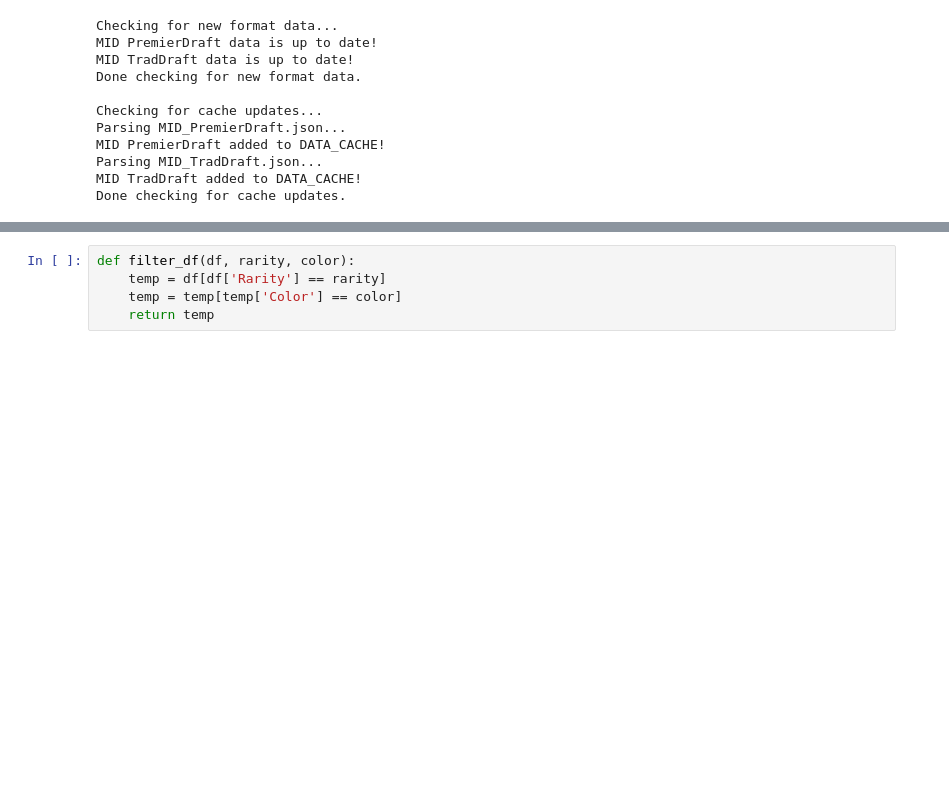
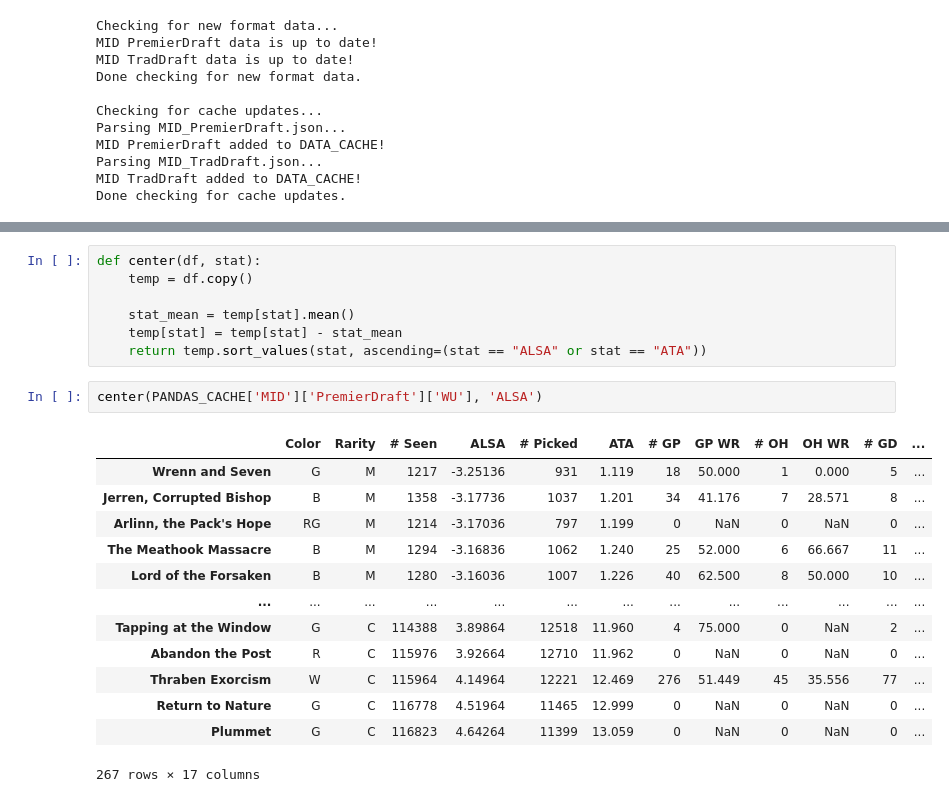
Before and after one commit to JasonYe4273/17lands-helper, a Jupyter notebook: Scratchpad.ipynb, the cells around one changed output, grey strips where cells are left out. Saved outputs shown, nothing was run; the diff lists cells and outputs as text; blank space fills up the shorter version.

```diff
--- a/Scratchpad.ipynb
+++ b/Scratchpad.ipynb
@@ -137,7 +165,25 @@ test[test['# GP'] >= min_game]
 89 rows × 17 columns
-# %%
-def filter_df(df, rarity, color):
-    temp = df[df['Rarity'] == rarity]
-    temp = temp[temp['Color'] == color]
-    return temp
+# %%
+def center(df, stat):
+    temp = df.copy()
+
+    stat_mean = temp[stat].mean()
+    temp[stat] = temp[stat] - stat_mean
+    return temp.sort_values(stat, ascending=(stat == "ALSA" or stat == "ATA"))
+# %%
+center(PANDAS_CACHE['MID']['PremierDraft']['WU'], 'ALSA')
+# %% [output]
+|  | Color | Rarity | # Seen | ALSA | # Picked | ATA | # GP | GP WR | # OH | OH WR | # GD | ... |
+| Wrenn and Seven | G | M | 1217 | -3.25136 | 931 | 1.119 | 18 | 50.000 | 1 | 0.000 | 5 | ... |
+| Jerren, Corrupted Bishop | B | M | 1358 | -3.17736 | 1037 | 1.201 | 34 | 41.176 | 7 | 28.571 | 8 | ... |
+| Arlinn, the Pack's Hope | RG | M | 1214 | -3.17036 | 797 | 1.199 | 0 | NaN | 0 | NaN | 0 | ... |
+| The Meathook Massacre | B | M | 1294 | -3.16836 | 1062 | 1.240 | 25 | 52.000 | 6 | 66.667 | 11 | ... |
+| Lord of the Forsaken | B | M | 1280 | -3.16036 | 1007 | 1.226 | 40 | 62.500 | 8 | 50.000 | 10 | ... |
+| ... | ... | ... | ... | ... | ... | ... | ... | ... | ... | ... | ... | ... |
+| Tapping at the Window | G | C | 114388 | 3.89864 | 12518 | 11.960 | 4 | 75.000 | 0 | NaN | 2 | ... |
+| Abandon the Post | R | C | 115976 | 3.92664 | 12710 | 11.962 | 0 | NaN | 0 | NaN | 0 | ... |
+| Thraben Exorcism | W | C | 115964 | 4.14964 | 12221 | 12.469 | 276 | 51.449 | 45 | 35.556 | 77 | ... |
+| Return to Nature | G | C | 116778 | 4.51964 | 11465 | 12.999 | 0 | NaN | 0 | NaN | 0 | ... |
+| Plummet | G | C | 116823 | 4.64264 | 11399 | 13.059 | 0 | NaN | 0 | NaN | 0 | ... |
+267 rows × 17 columns
 # %%
```
Also changed, not shown: parts of 13 cells of this notebook, 2 other files.
